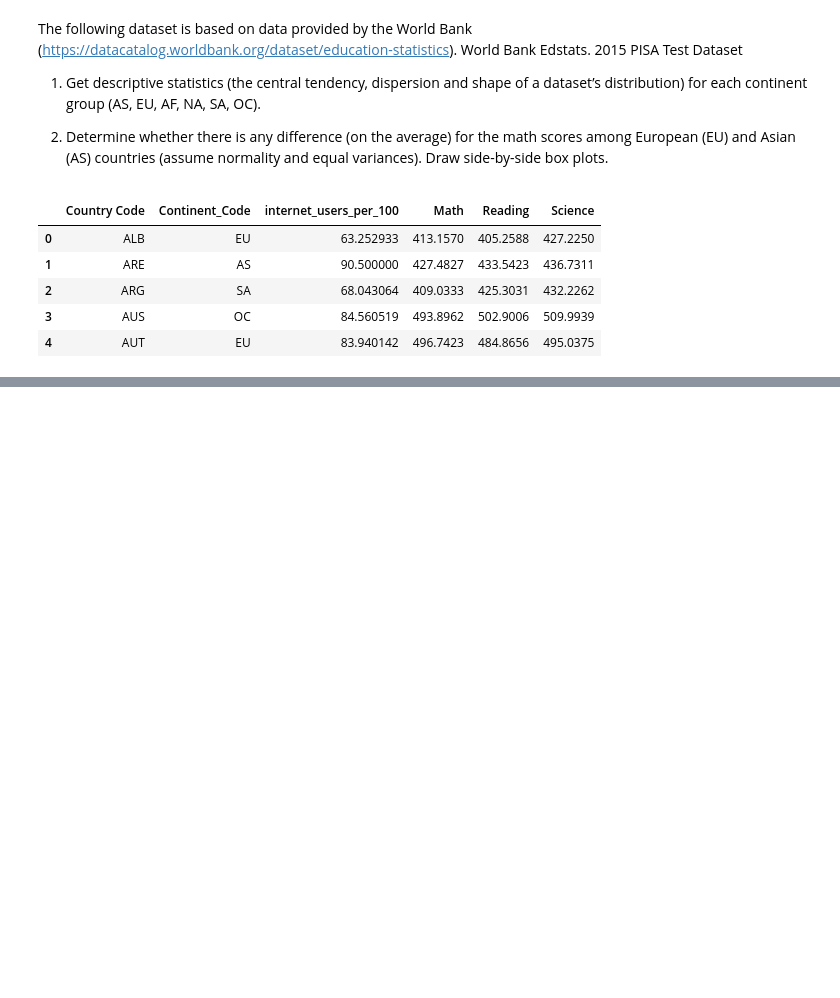
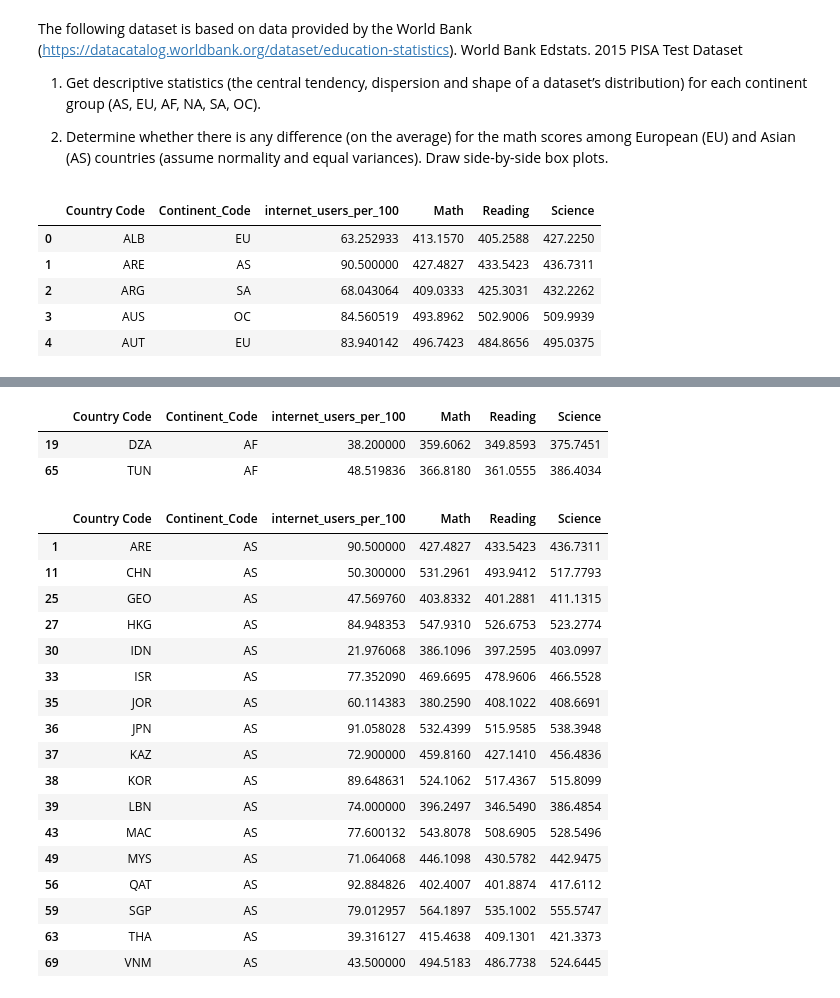
Before and after one commit to Ertugrul-Kurubal/Statistics-With-Python, a Jupyter notebook: Statistics Assignment-4 (Hypothesis Testing).ipynb, the cells around one changed output, grey strips where cells are left out. Cells and saved outputs as stored; diff of their text form; code cells hidden in the pictures; blank space fills up the shorter version.

Commit message:
pisa group continent

```diff
--- a/Statistics Assignment-4 (Hypothesis Testing).ipynb
+++ b/Statistics Assignment-4 (Hypothesis Testing).ipynb
@@ -133,0 +144,29 @@ pisa.head()
+# %%
+AF = pisa[pisa["Continent_Code"]=="AF"]
+AF
+# %% [output]
+|  | Country Code | Continent_Code | internet_users_per_100 | Math | Reading | Science |
+| 19 | DZA | AF | 38.200000 | 359.6062 | 349.8593 | 375.7451 |
+| 65 | TUN | AF | 48.519836 | 366.8180 | 361.0555 | 386.4034 |
+# %%
+AS = pisa[pisa["Continent_Code"]=="AS"]
+AS
+# %% [output]
+|  | Country Code | Continent_Code | internet_users_per_100 | Math | Reading | Science |
+| 1 | ARE | AS | 90.500000 | 427.4827 | 433.5423 | 436.7311 |
+| 11 | CHN | AS | 50.300000 | 531.2961 | 493.9412 | 517.7793 |
+| 25 | GEO | AS | 47.569760 | 403.8332 | 401.2881 | 411.1315 |
+| 27 | HKG | AS | 84.948353 | 547.9310 | 526.6753 | 523.2774 |
+| 30 | IDN | AS | 21.976068 | 386.1096 | 397.2595 | 403.0997 |
+| 33 | ISR | AS | 77.352090 | 469.6695 | 478.9606 | 466.5528 |
+| 35 | JOR | AS | 60.114383 | 380.2590 | 408.1022 | 408.6691 |
+| 36 | JPN | AS | 91.058028 | 532.4399 | 515.9585 | 538.3948 |
+| 37 | KAZ | AS | 72.900000 | 459.8160 | 427.1410 | 456.4836 |
+| 38 | KOR | AS | 89.648631 | 524.1062 | 517.4367 | 515.8099 |
+| 39 | LBN | AS | 74.000000 | 396.2497 | 346.5490 | 386.4854 |
+| 43 | MAC | AS | 77.600132 | 543.8078 | 508.6905 | 528.5496 |
+| 49 | MYS | AS | 71.064068 | 446.1098 | 430.5782 | 442.9475 |
+| 56 | QAT | AS | 92.884826 | 402.4007 | 401.8874 | 417.6112 |
+| 59 | SGP | AS | 79.012957 | 564.1897 | 535.1002 | 555.5747 |
+| 63 | THA | AS | 39.316127 | 415.4638 | 409.1301 | 421.3373 |
+| 69 | VNM | AS | 43.500000 | 494.5183 | 486.7738 | 524.6445 |
```
Also changed, not shown: parts of 4 cells of this notebook.
